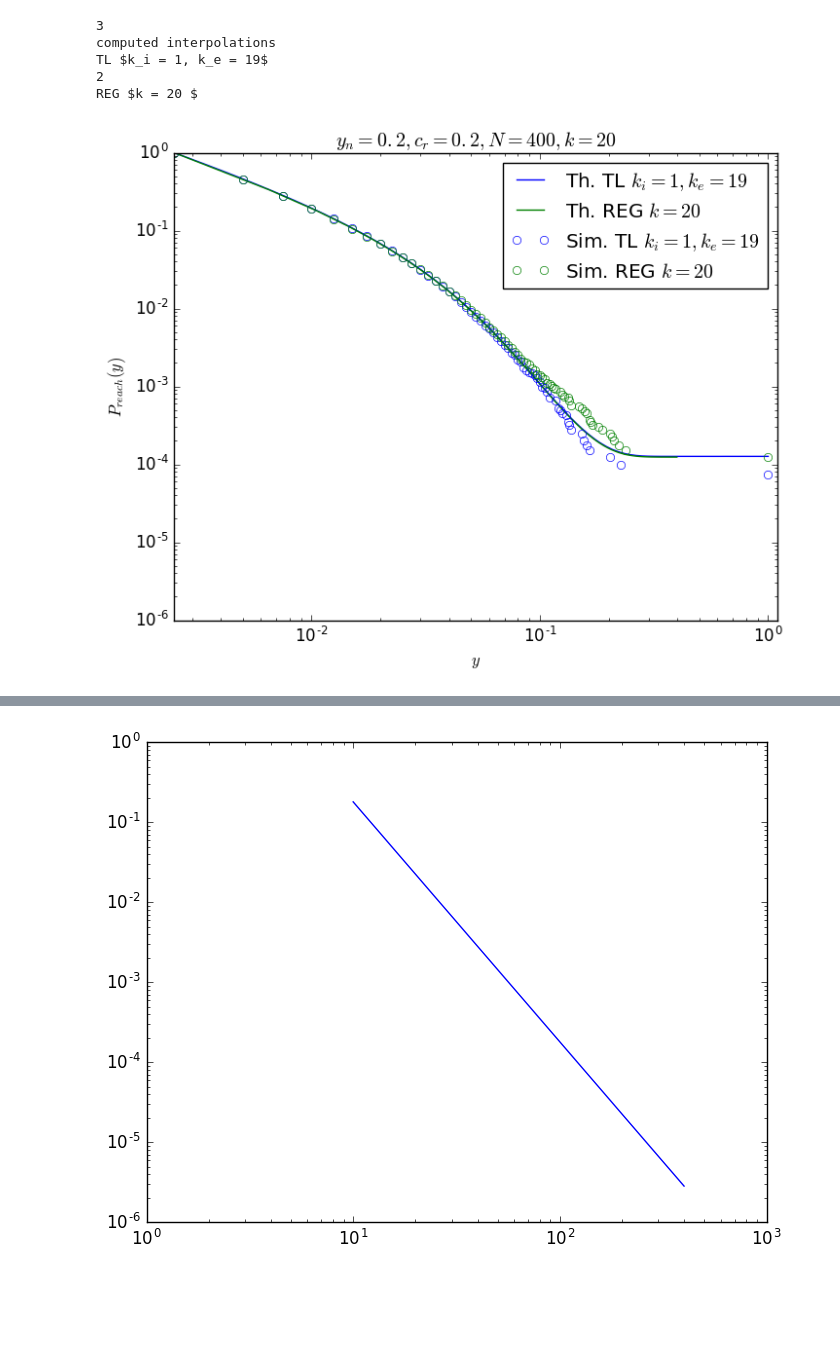
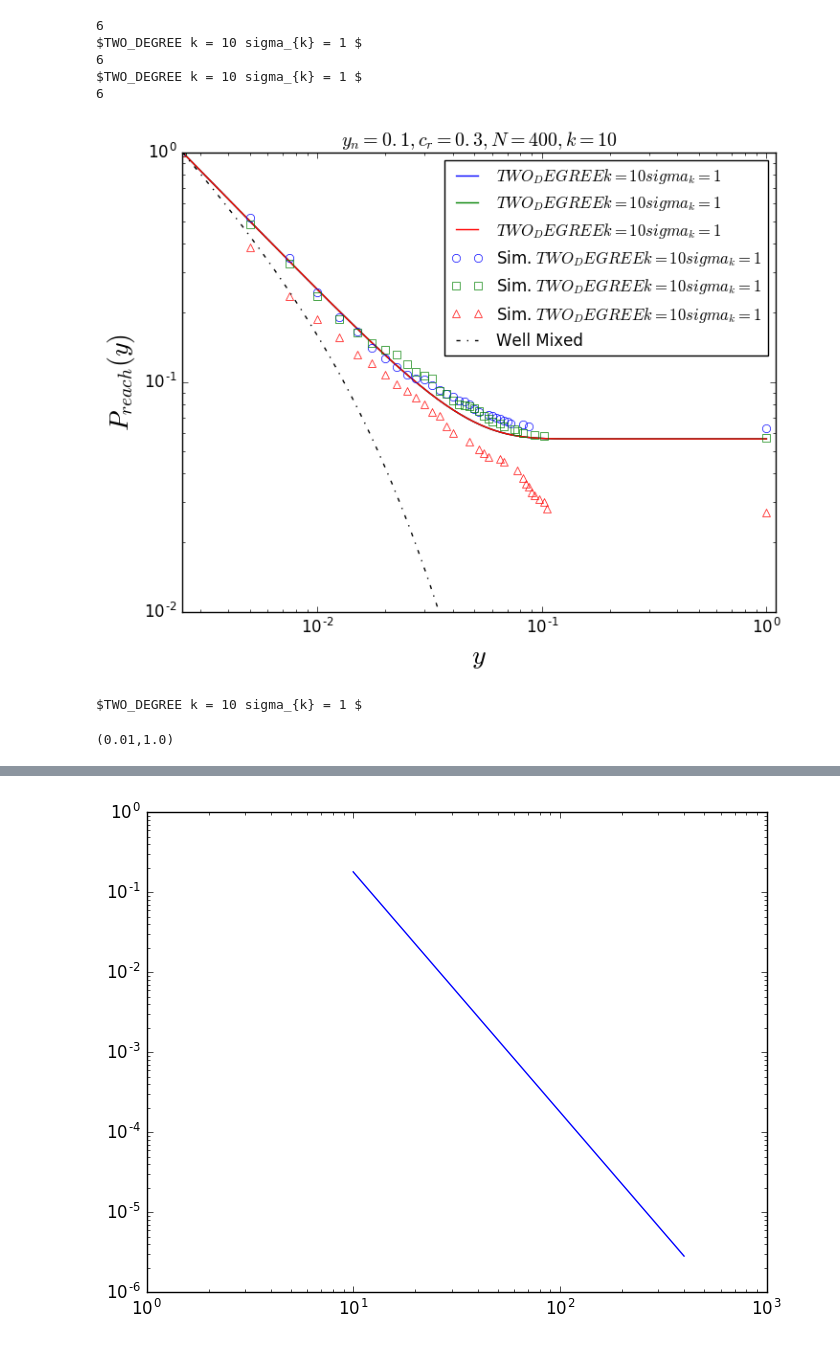
Before and after one commit to jnkh/epidemics, a Jupyter notebook: notebooks/Data Analysis.ipynb, the cells around one changed output, grey strips where cells are left out. Saved outputs shown, nothing was run; the diff lists cells and outputs as text; code cells hidden in the pictures; blank space fills up the shorter version.

Commit message:
added two degree distribution

```diff
--- a/notebooks/Data Analysis.ipynb
+++ b/notebooks/Data Analysis.ipynb
@@ -253,24 +332,30 @@ num trials: 39997
 # %%
 path_regular = data_dir_path*filenames[end-3]
 path_two_level = data_dir_path*filenames[end-1]
-subpaths = filenames[end-4:end-3]
-# push!(subpaths,filenames[end-27])
+subpaths = []
+# push!(subpaths,filenames[12])
+subpaths = vcat(subpaths,filenames[end-3:end-1])
+# push!(subpaths,filenames[end-1])
 paths = [data_dir_path*_ for _ in subpaths]
 close("all")
 # s_t_l,splus_t_l = plot_comparison(path_regular,path_two_level,true)
 plot_comparisons(paths,true)
+# gca()[:set_xscale]("linear")
 gcf()
+ylim([1e-2,1])
 # imtl = InfectionModel(x -> 1 + beta + s_t_l(x) , x -> 1 + beta);
 # runs_well_mixed_tl = run_epidemics(10000, () -> run_epidemic_well_mixed(N,imtl,1.0));
 # yvals_well_mixed_tl,pvals_well_mixed_tl = get_p_reach(runs_well_mixed_tl,N)
 # figure(2)
 # plot(yvals_well_mixed,pvals_well_mixed,"^b")
 # plot(yvals_well_mixed_full,pvals_well_mixed_full,"^r")
 # plot(yvals_well_mixed_tl,pvals_well_mixed_tl,"^k")
 # %% [output]
-3
-computed interpolations
-TL $k_i = 1, k_e = 19$
-2
-REG $k = 20 $
+6
+$TWO_DEGREE k = 10 sigma_{k} = 1 $
+6
+$TWO_DEGREE k = 10 sigma_{k} = 1 $
+6
-[figure, old version]
+[figure, new version]
+$TWO_DEGREE k = 10 sigma_{k} = 1 $
+(0.01,1.0)
```
Also changed, not shown: parts of 20 cells of this notebook, 10 other files.
